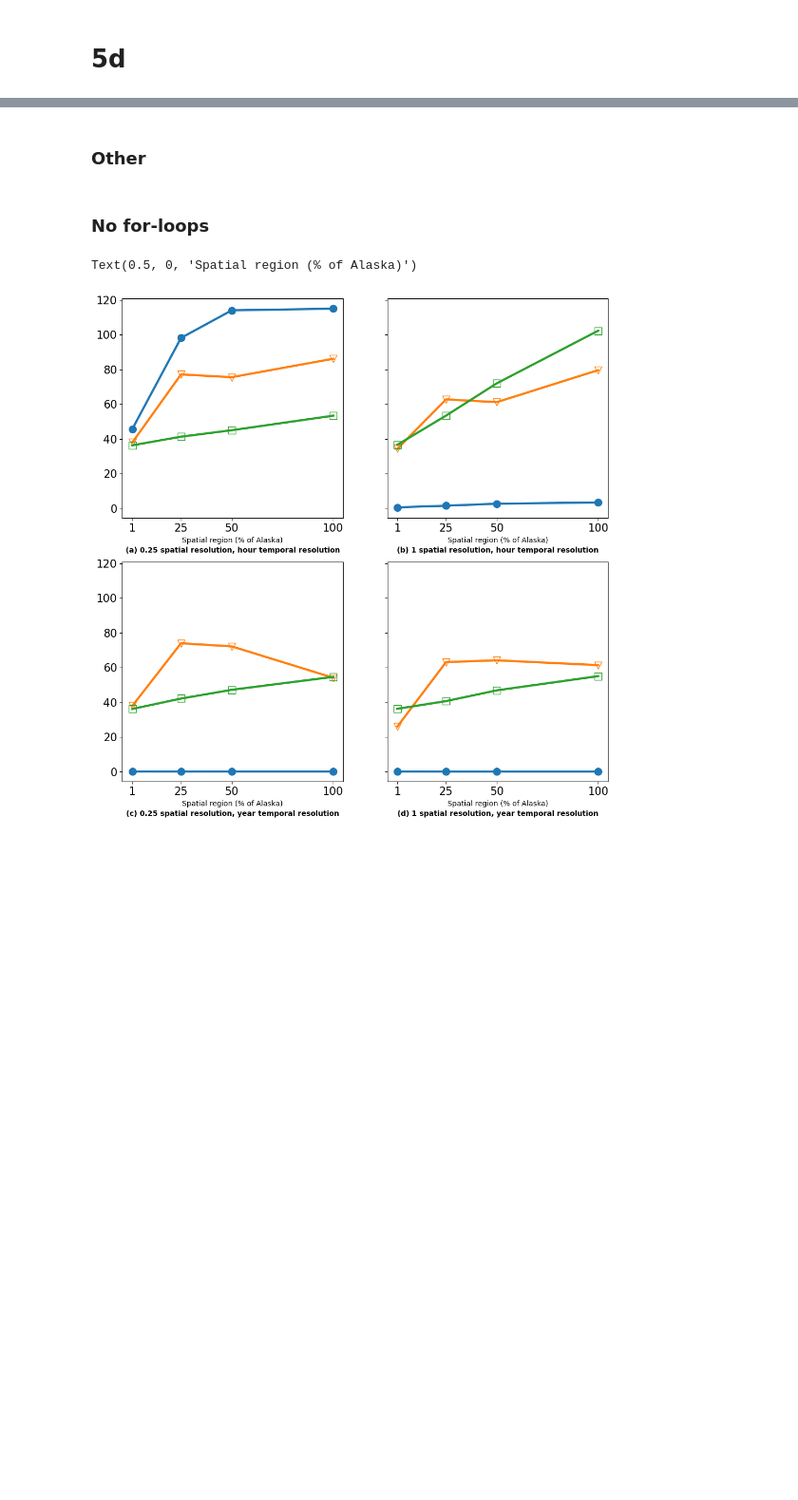
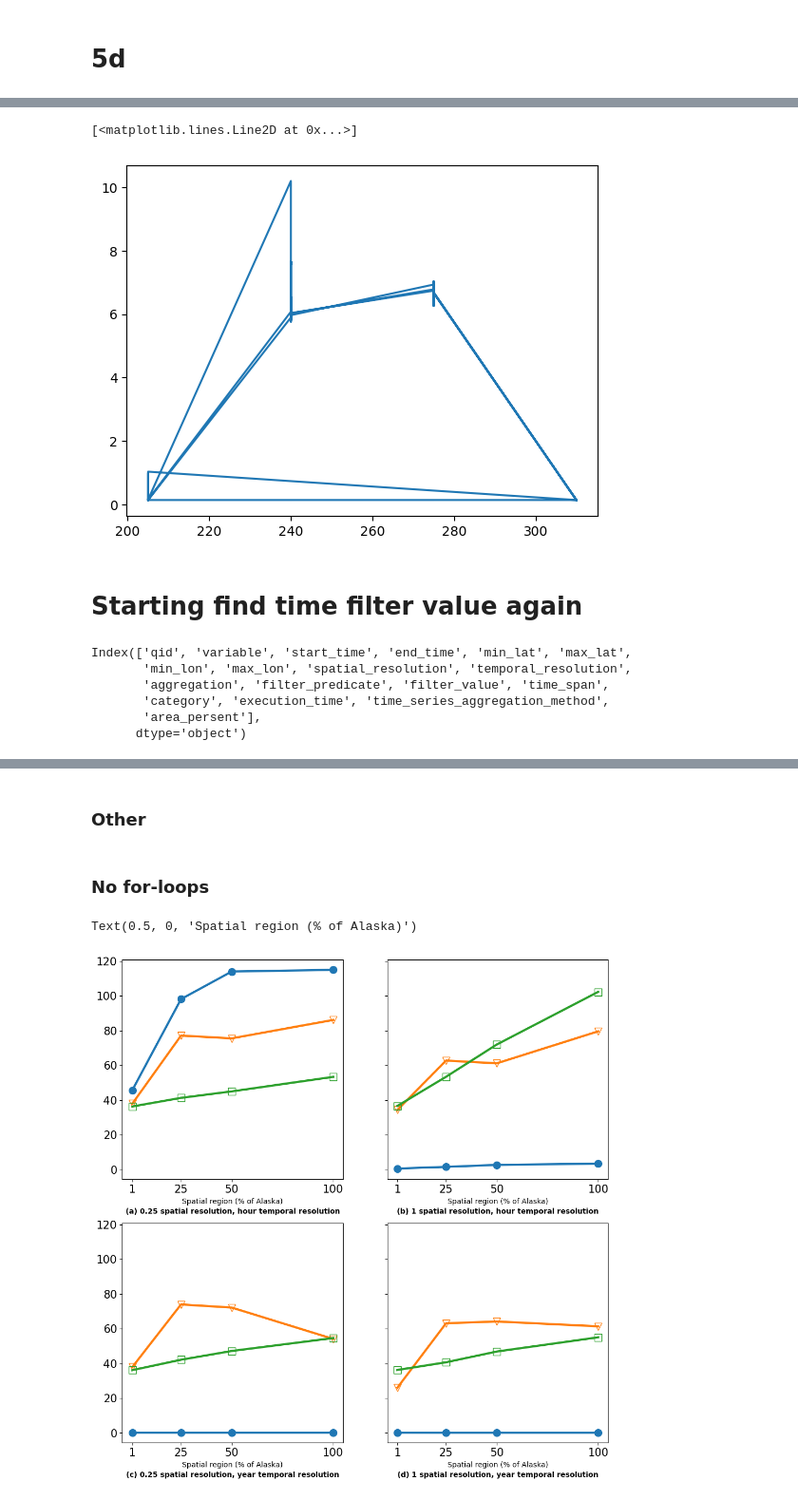
Before and after one commit to iharp3/experiment-kit, a Jupyter notebook: experiment/results/plot_refactor.ipynb, the cells around one changed output, grey strips where cells are left out. Shown at 95% size. Cells and saved outputs as stored; diff of their text form; code cells hidden in the pictures; blank space fills up the shorter version.

```diff
--- a/experiment/results/plot_refactor.ipynb
+++ b/experiment/results/plot_refactor.ipynb
@@ -509,0 +996,15 @@ for i in range(2):
+# %%
+import matplotlib.pyplot as plt
+
+
+df_polaris_f2["filter_value"]
+
+df_polaris_f2["execution_time"]
+
+
+plt.plot(df_polaris_f2["filter_value"], df_polaris_f2["execution_time"])
+# %% [output]
+[<matplotlib.lines.Line2D at 0x...>]
+[figure, added]
+# %% [markdown]
+# Starting find time filter value again
@@ -509,0 +1151,9 @@ for i in range(2):
+# %%
+df_tdb_all_f.columns
+# %% [output]
+Index(['qid', 'variable', 'start_time', 'end_time', 'min_lat', 'max_lat',
+       'min_lon', 'max_lon', 'spatial_resolution', 'temporal_resolution',
+       'aggregation', 'filter_predicate', 'filter_value', 'time_span',
+       'category', 'execution_time', 'time_series_aggregation_method',
+       'area_persent'],
+      dtype='object')
```
Also changed, not shown: parts of 27 cells of this notebook, 7 other files.
